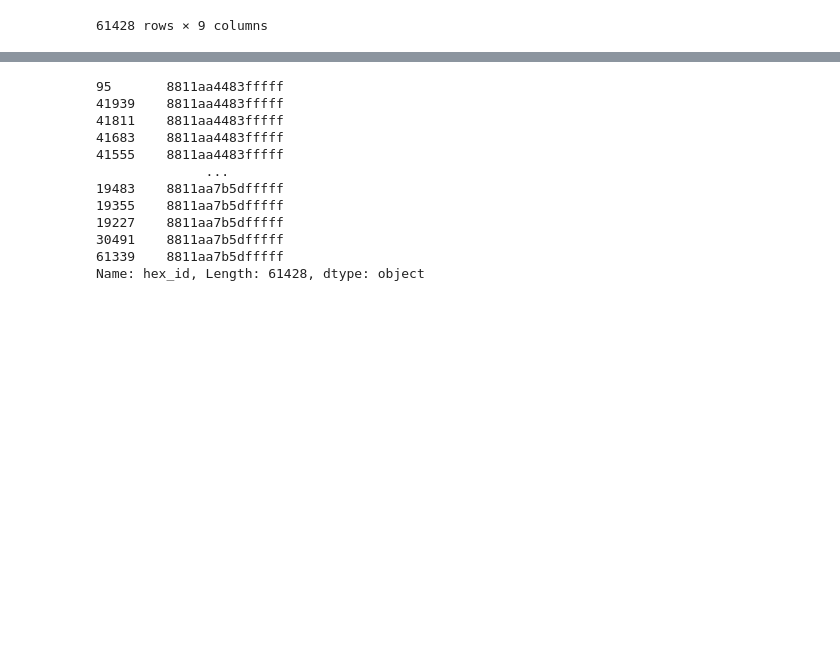
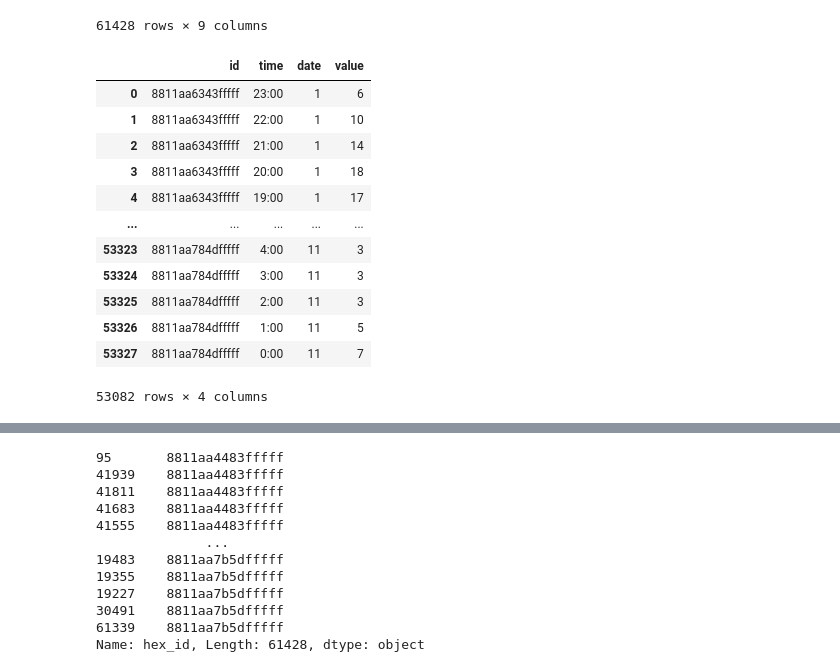
Before and after one commit to kudrmax/hse-datacamp, a Jupyter notebook: merge_tables.ipynb, the cells around one changed output, grey strips where cells are left out. Saved outputs shown, nothing was run; the diff lists cells and outputs as text; code cells hidden in the pictures; blank space fills up the shorter version.

```diff
--- a/merge_tables.ipynb
+++ b/merge_tables.ipynb
@@ -207,8 +227,23 @@ weather_df
 # %%
 taxi_df = pd.read_csv('data/taxi_data.csv')
 taxi_df.drop('Unnamed: 0', axis=1, inplace=True)
 taxi_df.drop('url', axis=1, inplace=True)
 taxi_df = taxi_df[taxi_df['date'].astype(str).str.isnumeric()]
+taxi_df
+# %% [output]
+|  | id | time | date | value |
+| 0 | 8811aa6343fffff | 23:00 | 1 | 6 |
+| 1 | 8811aa6343fffff | 22:00 | 1 | 10 |
+| 2 | 8811aa6343fffff | 21:00 | 1 | 14 |
+| 3 | 8811aa6343fffff | 20:00 | 1 | 18 |
+| 4 | 8811aa6343fffff | 19:00 | 1 | 17 |
+| ... | ... | ... | ... | ... |
+| 53323 | 8811aa784dfffff | 4:00 | 11 | 3 |
+| 53324 | 8811aa784dfffff | 3:00 | 11 | 3 |
+| 53325 | 8811aa784dfffff | 2:00 | 11 | 3 |
+| 53326 | 8811aa784dfffff | 1:00 | 11 | 5 |
+| 53327 | 8811aa784dfffff | 0:00 | 11 | 7 |
+53082 rows × 4 columns
 # %%
 month = 6
 year = 2024
```
Also changed, not shown: parts of 15 cells of this notebook.
